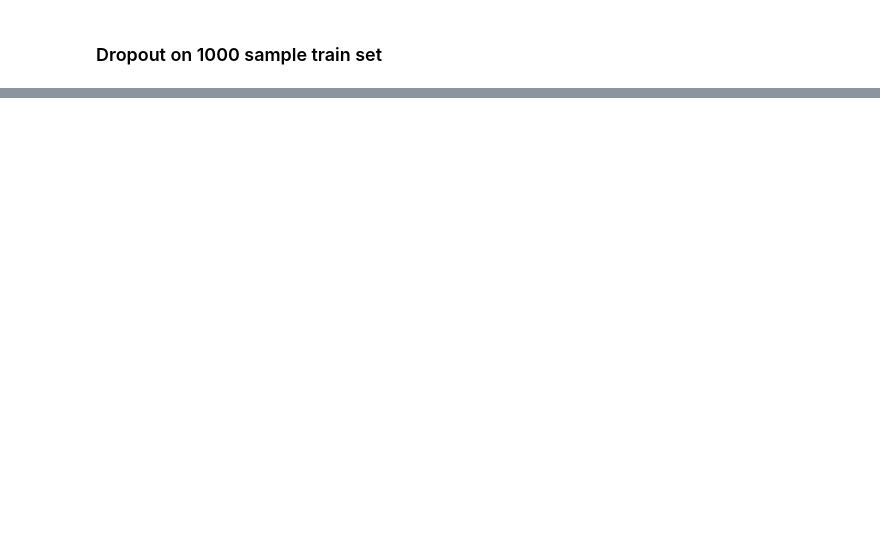
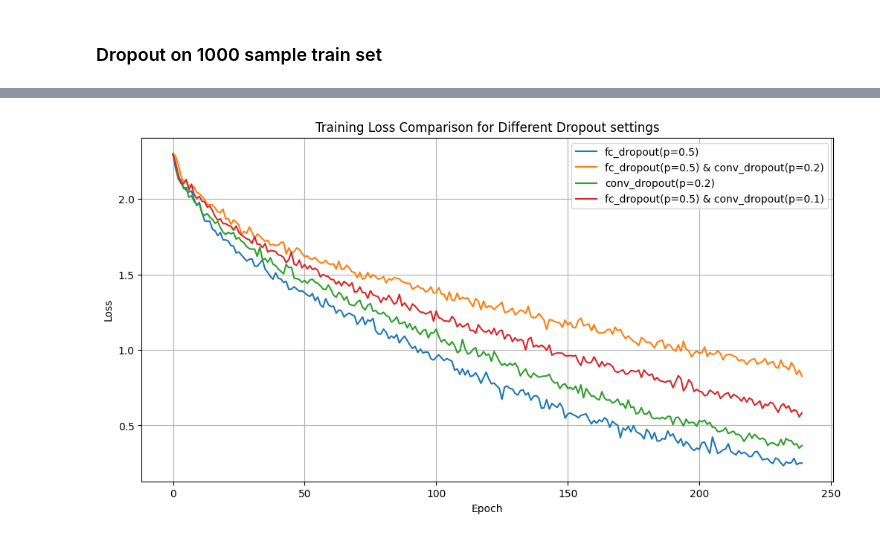
Before and after one commit to tomasbelak24/deeplearning-vision, a Jupyter notebook: hw1/dropout.ipynb, the cells around one changed output, grey strips where cells are left out. Cells and saved outputs as stored; diff of their text form; code cells hidden in the pictures; blank space fills up the shorter version.

Commit message:
done training

```diff
--- a/hw1/dropout.ipynb
+++ b/hw1/dropout.ipynb
@@ -510,16 +584,18 @@ print(f"Results dumped to {output_filename}")
 # %%
 plt.figure(figsize=(12, 6))
 for optimizer_name in configs:
     plt.plot(losses[optimizer_name['name']][0][0], label=optimizer_name['name'])
 
-plt.plot(baseline_train_losses, label='Baseline(no dropout)')
+#plt.plot(baseline_train_losses, label='Baseline(no dropout)')
 
 plt.title('Training Loss Comparison for Different Dropout settings')
 plt.xlabel('Epoch')
 plt.ylabel('Loss')
 plt.legend()
 plt.grid(True)
 plt.show()
+# %% [output]
+[figure, added]
 # %%
 plt.figure(figsize=(12, 6))
 for optimizer_name in configs:
```
Also changed, not shown: parts of 14 cells of this notebook.
